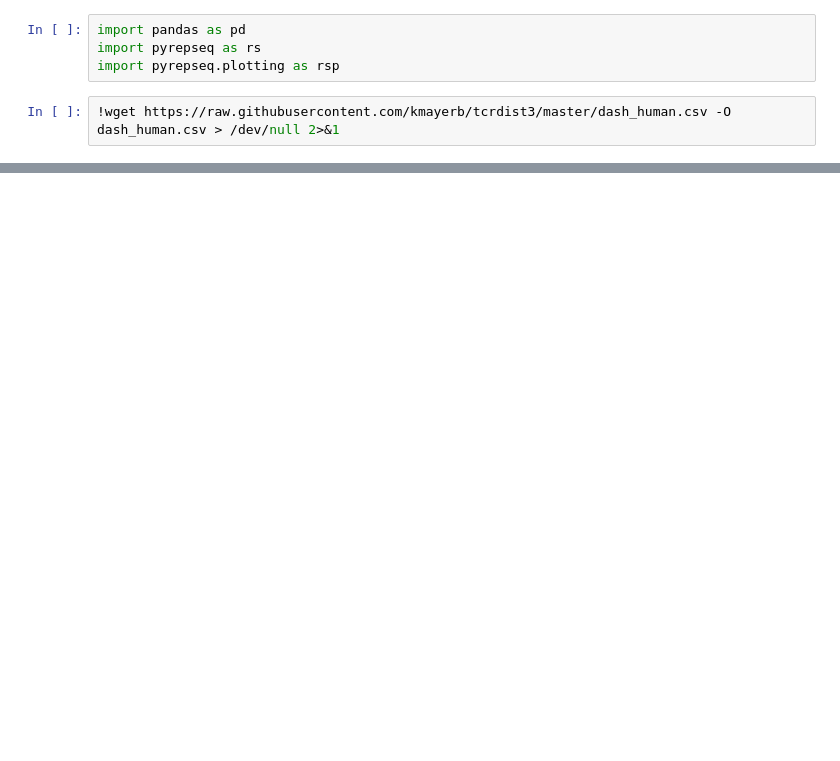
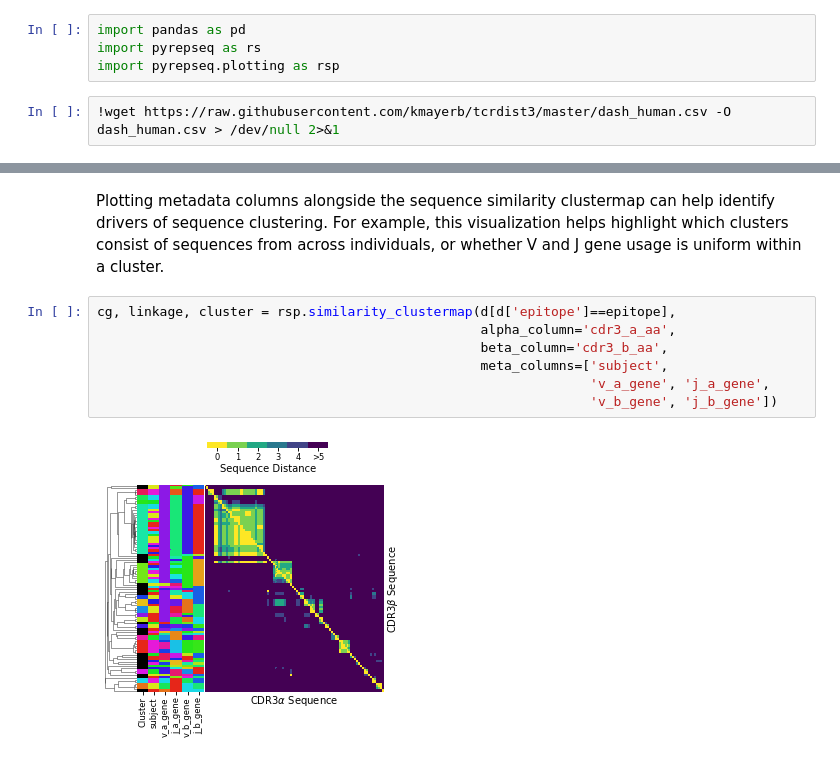
Before and after one commit to andim/pyrepseq, a Jupyter notebook: examples/similarity_clustermap.ipynb, the cells around one changed output, grey strips where cells are left out. Saved outputs shown, nothing was run; the diff lists cells and outputs as text; blank space fills up the shorter version.

```diff
--- a/examples/similarity_clustermap.ipynb
+++ b/examples/similarity_clustermap.ipynb
@@ -23,0 +40,11 @@ Caption: Sequence-similarity clustermap of TCRs binding to an Epstein-Barr Virus
+# %% [markdown]
+Plotting metadata columns alongside the sequence similarity clustermap can help identify drivers of sequence clustering. For example, this visualization helps highlight which clusters consist of sequences from across individuals, or whether V and J gene usage is uniform within a cluster.
+# %%
+cg, linkage, cluster = rsp.similarity_clustermap(d[d['epitope']==epitope],
+                                                 alpha_column='cdr3_a_aa',
+                                                 beta_column='cdr3_b_aa',
+                                                 meta_columns=['subject',
+                                                               'v_a_gene', 'j_a_gene',
+                                                               'v_b_gene', 'j_b_gene'])
+# %% [output]
+[figure, added]
```
Also changed, not shown: parts of 7 cells of this notebook, 1 other file.
